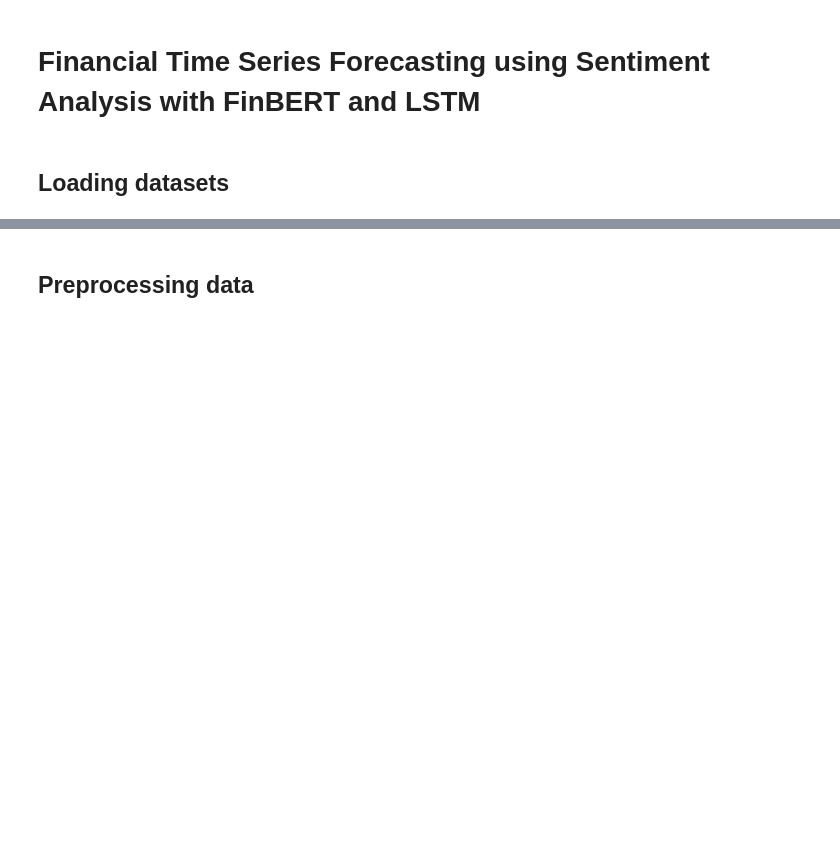
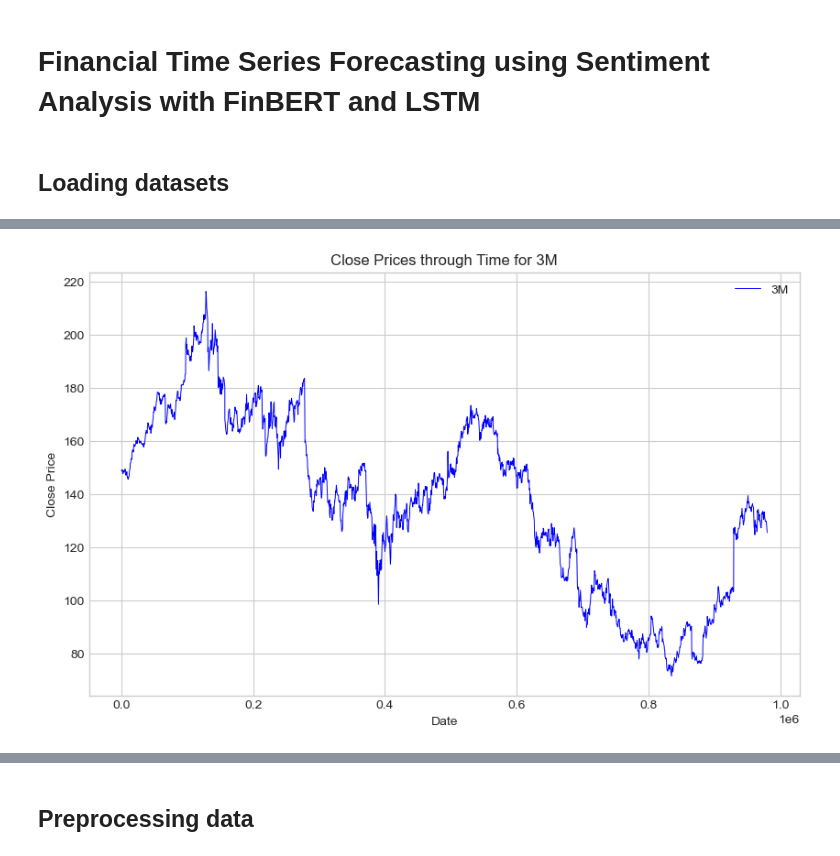
Before and after one commit to rrrbbb1/lstm-stock-prediction, a Jupyter notebook: notebook.ipynb, the cells around one changed output, grey strips where cells are left out. Saved outputs shown, nothing was run; the diff lists cells and outputs as text; code cells hidden in the pictures; blank space fills up the shorter version.

```diff
--- a/notebook.ipynb
+++ b/notebook.ipynb
@@ -342,5 +132,7 @@ news['date'] = pd.to_datetime(news['date'], format='%d %b %Y')
 # %%
-# Load and preprocess `df`
-df = pd.read_csv('data/sp500_prices.csv')
-df['date'] = pd.to_datetime(df['Date'])
-df = df.drop(columns=['Date'])
+# Load and preprocess `prices`
+prices = pd.read_csv('data/sp500_prices.csv')
+prices.drop(columns=['Open', 'Low', 'High', 'Volume'], inplace=True)
+prices['date'] = pd.to_datetime(prices['Date'])
+prices = prices.drop(columns=['Date'])
+prices.sort_values(by='date', ascending=True, inplace=True)
@@ -346,0 +501,29 @@ df = df.drop(columns=['Date'])
+# %%
+# price = prices[prices['Company'] == '3M']['Close'].values
+# dates = prices.index.drop_duplicates().values
+
+# plt.figure(figsize=(10, 6))
+# sns.set_style('whitegrid')
+# plt.plot(dates, price, linewidth=0.7, label='3M', c='b')
+# plt.legend()
+# plt.title('Close Prices through time')
+# plt.show()
+
+# Filter data for the specific company
+filtered_data = prices[prices['Company'] == '3M']
+
+# Extract Close prices and their corresponding dates
+price = filtered_data['Close'].values
+dates = filtered_data.index.values  # Use the filtered index
+
+# Plot the data
+plt.figure(figsize=(10, 6))
+sns.set_style('whitegrid')
+plt.plot(dates, price, linewidth=0.7, label='3M', c='b')
+plt.legend()
+plt.title('Close Prices through Time for 3M')
+plt.xlabel('Date')
+plt.ylabel('Close Price')
+plt.show()
+# %% [output]
+[figure, added]
```
Also changed, not shown: parts of 90 cells of this notebook, 5 other files.
